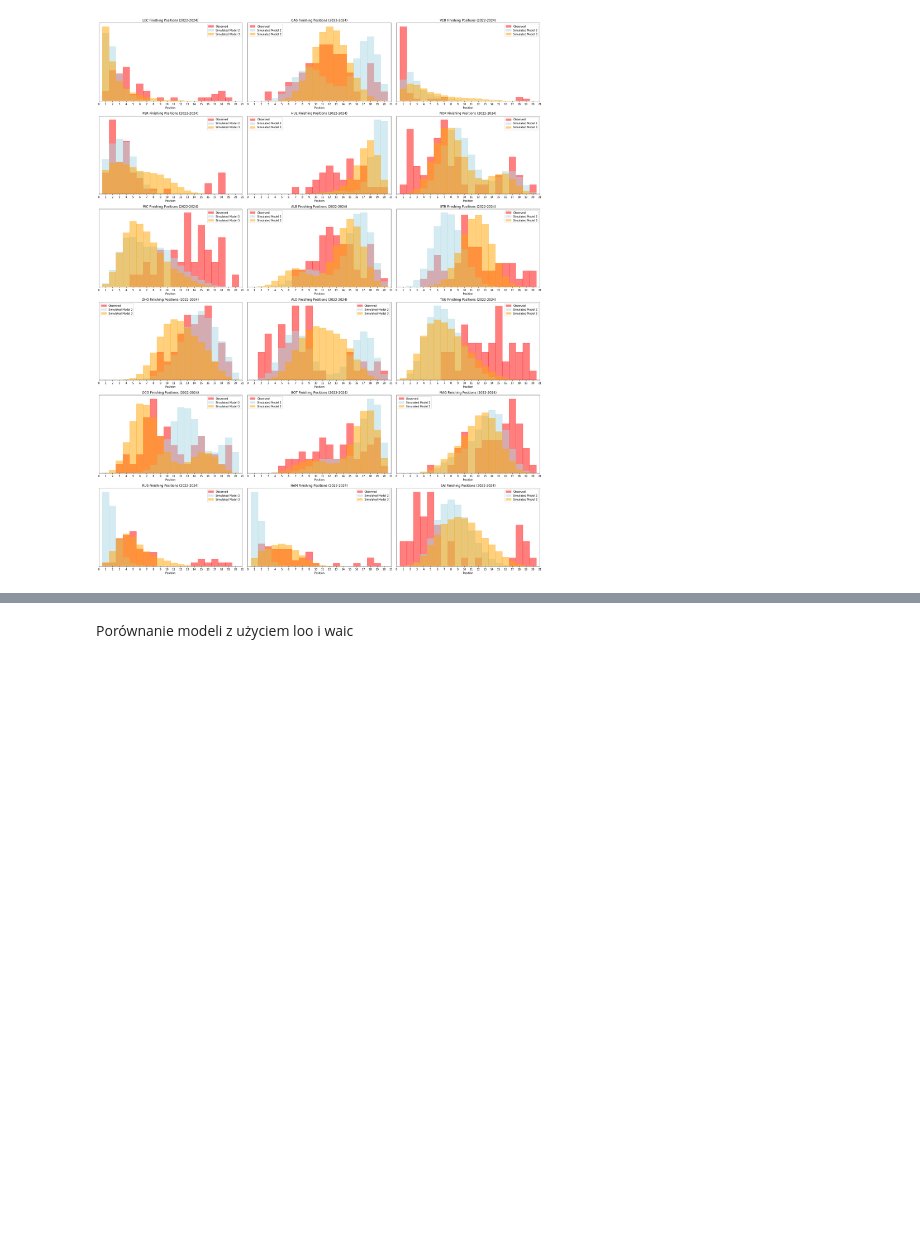
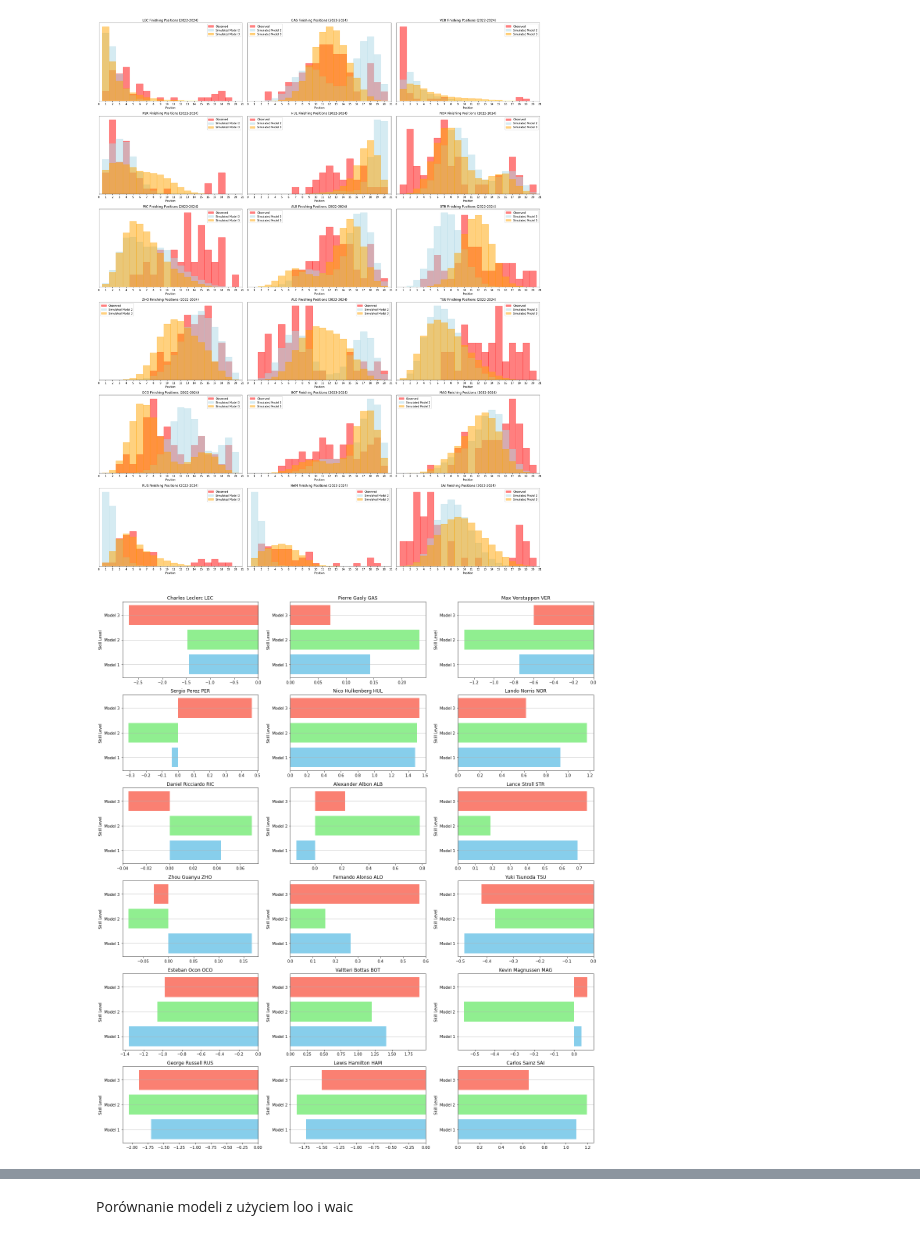
Before and after one commit to andrzejjnk/bayesian_f1, a Jupyter notebook: f1_project.ipynb, the cells around one changed output, grey strips where cells are left out. Saved outputs shown, nothing was run; the diff lists cells and outputs as text; code cells hidden in the pictures; blank space fills up the shorter version.

```diff
--- a/f1_project.ipynb
+++ b/f1_project.ipynb
@@ -177,7 +177,6 @@ Overwriting stan/model1.stan
 # %%
 df = pd.read_csv('data_processing/processed_data.csv')
 unique_drivers = df['Name'].nunique()
-D = 20
 
 data = {
     'D': unique_drivers,
@@ -959,3 +1081,23 @@ plot_position_comparison(positions_predicted_model1, positions_predicted_model3,
 plot_position_comparison(positions_predicted_model2, positions_predicted_model3, df)
 # %% [output]
 [figure]
+# %%
+unique_driver_names = df['Name'].unique()
+models = ['Model 1', 'Model 2', 'Model 3']
+
+fig, axs = plt.subplots(6, 3, figsize=(18, 20))
+for i, driver in enumerate(unique_driver_names):
+    value_model1 = mean_driver_skill_model1[i]
+    value_model2 = mean_driver_skill_model2_sum[i]
+    value_model3 = mean_driver_skill_model3[i]
+
+    axs[i // 3, i % 3].barh(models, [value_model1, value_model2, value_model3],
+                           color=['skyblue', 'lightgreen', 'salmon'])
+    axs[i // 3, i % 3].set_ylabel('Skill Level')
+    axs[i // 3, i % 3].set_title(f'{driver}')
+    axs[i // 3, i % 3].grid(axis='y')
+
+plt.tight_layout()
+plt.show()
+# %% [output]
+[figure, added]
```
Also changed, not shown: parts of 9 cells of this notebook, 4 other files.
